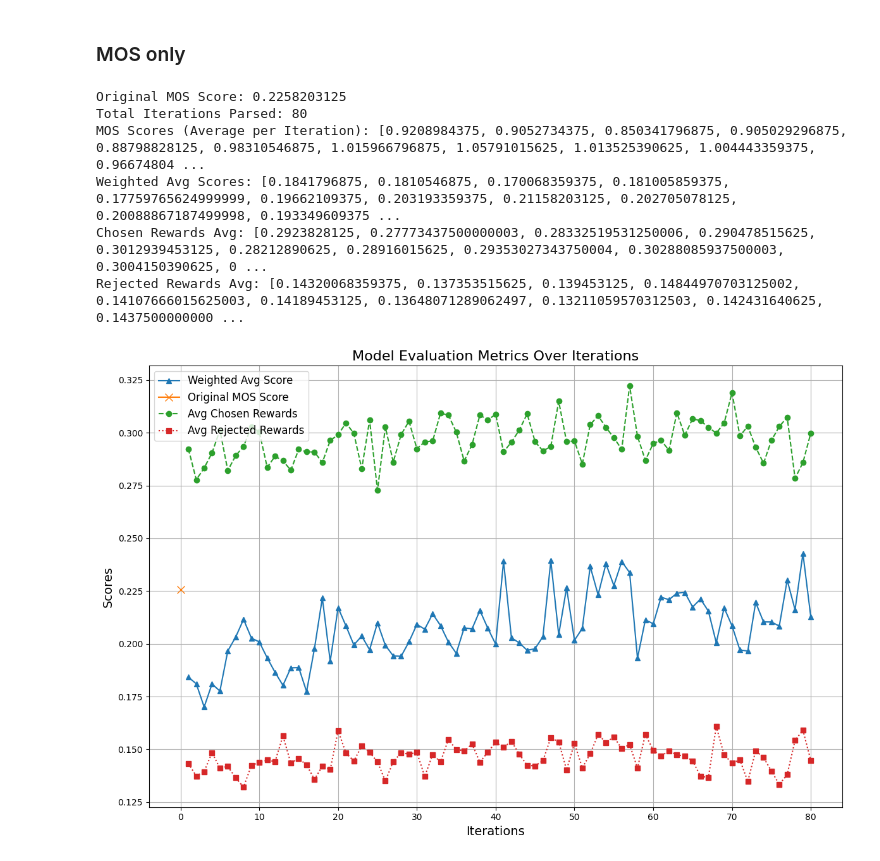
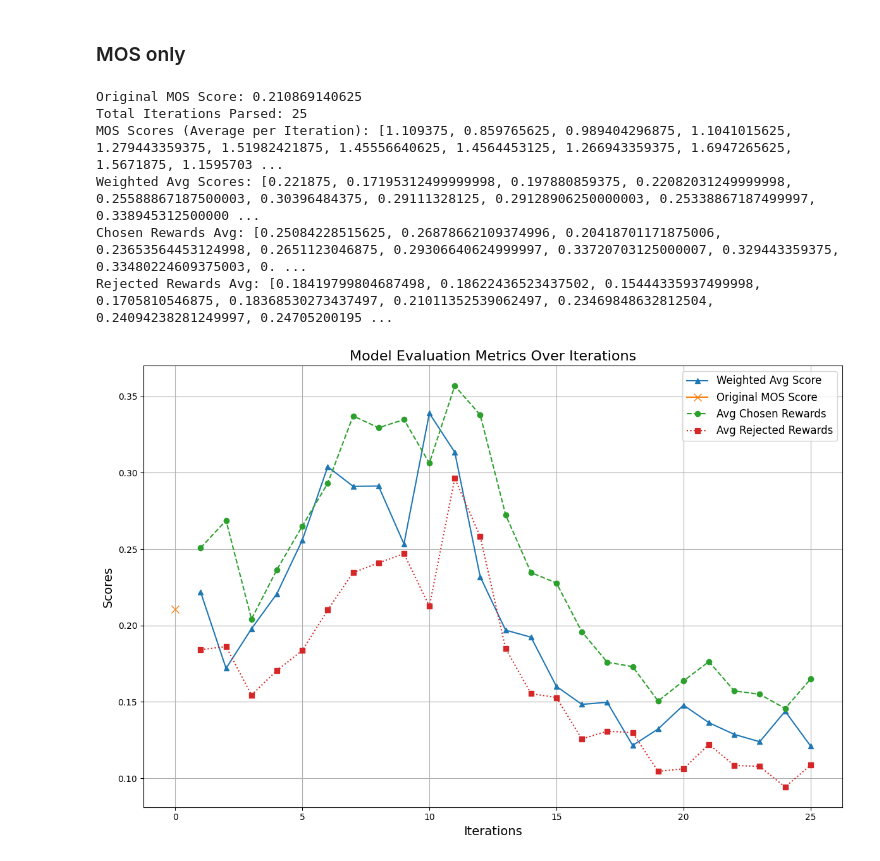
Before and after one commit to Alanhsiu/trl, a Jupyter notebook: plot.ipynb, the cells around one changed output. Saved outputs shown, nothing was run; the diff lists cells and outputs as text; code cells hidden in the pictures.

```diff
--- a/plot.ipynb
+++ b/plot.ipynb
@@ -544,7 +544,15 @@ import matplotlib.pyplot as plt
 # model_output_dir = '/work/b0990106x/trl/model_output/1103-0030'
 # model_output_dir = '/work/b0990106x/trl/model_output/1103-0954'
 # model_output_dir = '/work/b0990106x/trl/model_output/1103-1937'
-model_output_dir = '/work/b0990106x/trl/model_output/1103-2012'
+# model_output_dir = '/work/b0990106x/trl/model_output/1103-2012'
+# model_output_dir = '/work/b0990106x/trl/model_output/1104-0059'
+# model_output_dir = '/work/b0990106x/trl/model_output/1104-1057'
+# model_output_dir = '/work/b0990106x/trl/model_output/1111-1853'
+# model_output_dir = '/work/b0990106x/trl/model_output/1111-2129'
+# model_output_dir = '/work/b0990106x/trl/model_output/1112-0923'
+# model_output_dir = '/work/b0990106x/trl/model_output/1112-1530'
+# model_output_dir = '/work/b0990106x/trl/model_output/1112-1727'
+model_output_dir = '/work/b0990106x/trl/model_output/1113-1019'
 log_path = f'{model_output_dir}/log_training.log'
 
 # Initialize lists to store the parsed data
@@ -614,37 +622,37 @@ max_length = max(len(mos_scores), len(weighted_avg_scores), len(chosen_rewards_a
 iterations = range(1, max_length + 1)
 
 # Plot the metrics
 plt.figure(figsize=(12, 8))
 
 # Plot MOS Score and weighted average score
 if len(weighted_avg_scores) > 0:
     plt.plot(range(1, len(weighted_avg_scores) + 1), weighted_avg_scores, label='Weighted Avg Score', marker='^', markersize=6)
 # if original_mos_score > 0:
 #     plt.axhline(y=original_mos_score, color='r', linestyle='-', label='Original MOS Score')
 plt.plot([0], [original_mos_score], label='Original MOS Score', marker='x', markersize=8)
 
 
 # Plot average chosen and rejected rewards
 if len(chosen_rewards_avg) > 0:
     plt.plot(range(1, len(chosen_rewards_avg) + 1), chosen_rewards_avg, label='Avg Chosen Rewards', marker='o', linestyle='--', markersize=6)
 if len(rejected_rewards_avg) > 0:
     plt.plot(range(1, len(rejected_rewards_avg) + 1), rejected_rewards_avg, label='Avg Rejected Rewards', marker='s', linestyle=':', markersize=6)
 
 # Add labels and title
 plt.xlabel('Iterations', fontsize=14)
 plt.ylabel('Scores', fontsize=14)
 plt.title('Model Evaluation Metrics Over Iterations', fontsize=16)
 plt.legend(fontsize=12)
 plt.grid(True)
 plt.tight_layout()
 
 # Show the plot
 plt.show()
 # %% [output]
-Original MOS Score: 0.2258203125
-Total Iterations Parsed: 80
-MOS Scores (Average per Iteration): [0.9208984375, 0.9052734375, 0.850341796875, 0.905029296875, 0.88798828125, 0.98310546875, 1.015966796875, 1.05791015625, 1.013525390625, 1.004443359375, 0.96674804 ...
-Weighted Avg Scores: [0.1841796875, 0.1810546875, 0.170068359375, 0.181005859375, 0.17759765624999999, 0.19662109375, 0.203193359375, 0.21158203125, 0.202705078125, 0.20088867187499998, 0.193349609375 ...
-Chosen Rewards Avg: [0.2923828125, 0.27773437500000003, 0.28332519531250006, 0.290478515625, 0.3012939453125, 0.28212890625, 0.28916015625, 0.29353027343750004, 0.30288085937500003, 0.3004150390625, 0 ...
-Rejected Rewards Avg: [0.14320068359375, 0.137353515625, 0.139453125, 0.14844970703125002, 0.14107666015625003, 0.14189453125, 0.13648071289062497, 0.13211059570312503, 0.142431640625, 0.1437500000000 ...
+Original MOS Score: 0.210869140625
+Total Iterations Parsed: 25
+MOS Scores (Average per Iteration): [1.109375, 0.859765625, 0.989404296875, 1.1041015625, 1.279443359375, 1.51982421875, 1.45556640625, 1.4564453125, 1.266943359375, 1.6947265625, 1.5671875, 1.1595703 ...
+Weighted Avg Scores: [0.221875, 0.17195312499999998, 0.197880859375, 0.22082031249999998, 0.25588867187500003, 0.30396484375, 0.29111328125, 0.29128906250000003, 0.25338867187499997, 0.338945312500000 ...
+Chosen Rewards Avg: [0.25084228515625, 0.26878662109374996, 0.20418701171875006, 0.23653564453124998, 0.2651123046875, 0.29306640624999997, 0.33720703125000007, 0.329443359375, 0.33480224609375003, 0. ...
+Rejected Rewards Avg: [0.18419799804687498, 0.18622436523437502, 0.15444335937499998, 0.1705810546875, 0.18368530273437497, 0.21011352539062497, 0.23469848632812504, 0.24094238281249997, 0.24705200195 ...
-[figure, old version]
+[figure, new version]
```
Also changed, not shown: 4 other files.
